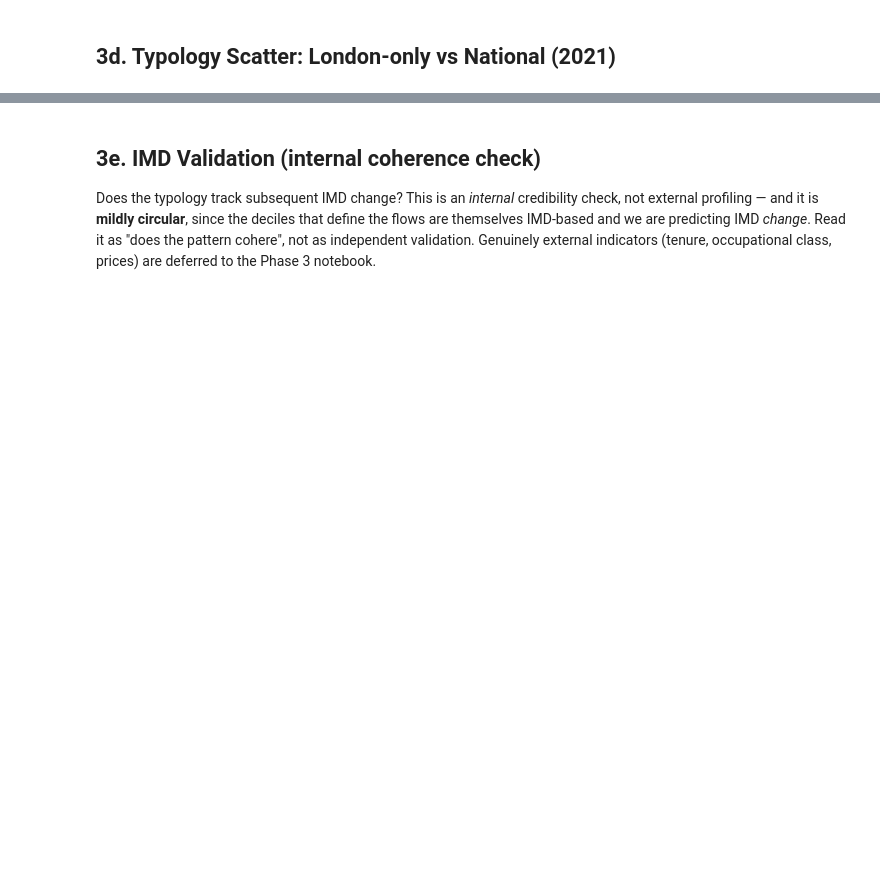
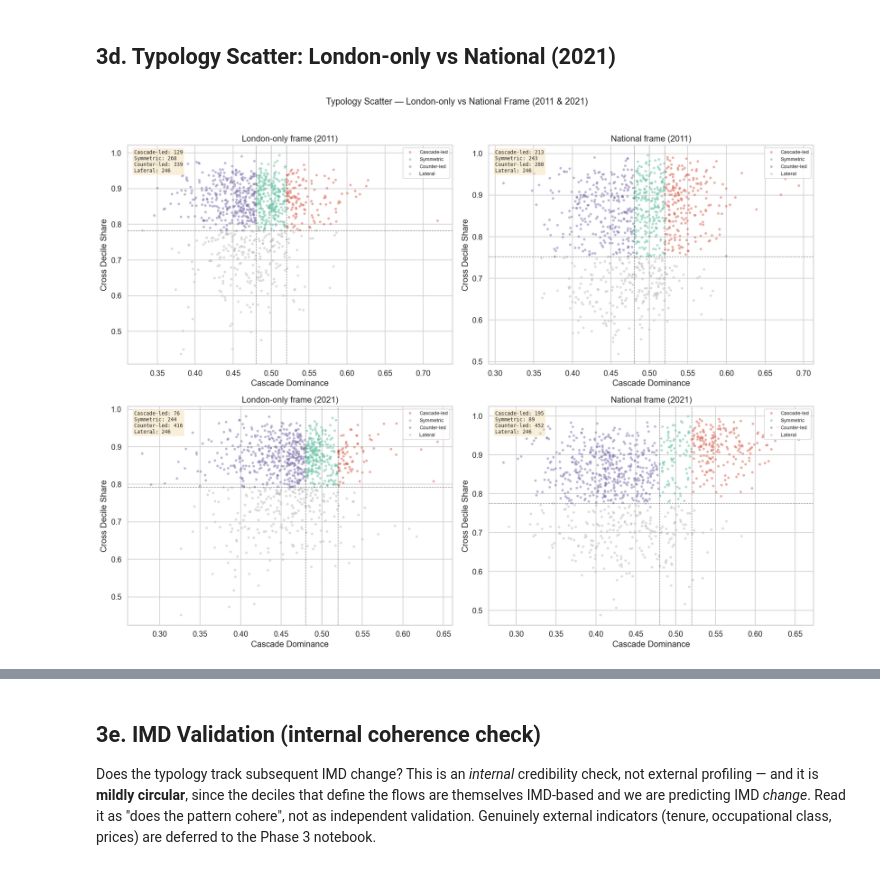
Before and after one commit to yxing82/CASA-Dissertation, a Jupyter notebook: scripts/eda_4_rerun_compare_natioanl_frame_and_london_only__20260625.ipynb, the cells around one changed output, grey strips where cells are left out. Cells and saved outputs as stored; diff of their text form; code cells hidden in the pictures; blank space fills up the shorter version.

```diff
--- a/scripts/eda_4_rerun_compare_natioanl_frame_and_london_only__20260625.ipynb
+++ b/scripts/eda_4_rerun_compare_natioanl_frame_and_london_only__20260625.ipynb
@@ -1459,15 +1471,3 @@ for yr in ['21', '11']:
     print(f'    Pure external flows   (B->C): {b2c.sum():>3d} ({b2c.mean()*100:.1f}%)')
     print(f'    Total switches        (A->C): {a2c.sum():>3d} ({a2c.mean()*100:.1f}%)')
     print(f'    Affected at BOTH steps:       {both.sum():>3d}')
-
-yr = '21'
-dv = df[df[f'Total_Migration_nat_{yr}'] != 0]
-same_decile = (dv['Wealth_Decile'] == dv['Wealth_Decile_National'])
-dom_moves = (dv[f'Cascade_Dominance_{yr}'] != dv[f'Cascade_Dominance_intnat_{yr}'])
-print(f'\n  Why the old same-decile proxy is invalid (20{yr}, N={len(dv)}):')
-print(f'    MSOAs keeping the same decile number      : {same_decile.sum():>3d}')
-print(f'    MSOAs whose dominance MOVES under reclass : {dom_moves.sum():>3d}')
-print(f'    -> reclassification reaches far more MSOAs than the focal-decile proxy')
-print(f'       implies, because a flow is reclassified whenever EITHER endpoint')
-print(f'       changes decile, not only the focal MSOA. The proxy mis-attributed')
-print(f'       reclassification switches to "external flows only".')
@@ -1510,49 +1557,60 @@ print(transitions.to_string(index=False))
 # %%
 TYPOLOGY_COLORS = {
     'Cascade-led':  '#d6604d',
     'Symmetric':    '#66c2a5',
     'Counter-led':  '#8073ac',
     'Lateral':      '#bdbdbd'
 }
 
-fig, axes = plt.subplots(1, 2, figsize=(16, 6))
+# 1. Create a 2x2 grid and increase the overall figure height
+fig, axes = plt.subplots(2, 2, figsize=(16, 12))
 
-yr = '21'
-configs = [
-    (f'Cascade_Dominance_{yr}', f'Cross_Decile_Share_{yr}',
-     f'Typology_{yr}', 'London-only frame'),
-    (f'Cascade_Dominance_nat_{yr}', f'Cross_Decile_Share_nat_{yr}',
-     f'Typology_nat_{yr}', 'National frame'),
-]
+# 2. Define the years to loop over
+years = ['11', '21']
 
-for idx, (x_col, y_col, typ_col, title) in enumerate(configs):
-    ax = axes[idx]
-    for t in order:
-        mask = df[typ_col] == t
-        ax.scatter(df.loc[mask, x_col], df.loc[mask, y_col],
-                   c=TYPOLOGY_COLORS[t], label=t, alpha=0.5, s=15, edgecolors='none')
+for row_idx, yr in enumerate(years):
+    # Configurations are now generated dynamically for the current year in the loop
+    configs = [
+        (f'Cascade_Dominance_{yr}', f'Cross_Decile_Share_{yr}',
+         f'Typology_{yr}', f'London-only frame (20{yr})'),
+        (f'Cascade_Dominance_nat_{yr}', f'Cross_Decile_Share_nat_{yr}',
+         f'Typology_nat_{yr}', f'National frame (20{yr})'),
+    ]
 
-    ax.axvline(0.50, color='grey', ls=':', lw=0.8, alpha=0.5)
-    ax.axvline(0.52, color='black', ls='--', lw=0.8, alpha=0.5)
-    ax.axvline(0.48, color='black', ls='--', lw=0.8, alpha=0.5)
+    for col_idx, (x_col, y_col, typ_col, title) in enumerate(configs):
+        # 3. Index the specific axis using row (year) and column (config)
+        ax = axes[row_idx, col_idx]
 
-    cds_p25 = df.loc[df[f'Total_Migration_nat_{yr}'] != 0, y_col].quantile(0.25)
-    ax.axhline(cds_p25, color='black', ls='--', lw=0.8, alpha=0.5)
+        # Assuming 'order' is defined elsewhere in your script
+        for t in order:
+            mask = df[typ_col] == t
+            ax.scatter(df.loc[mask, x_col], df.loc[mask, y_col],
+                       c=TYPOLOGY_COLORS[t], label=t, alpha=0.5, s=15, edgecolors='none')
 
-    ax.set_xlabel('Cascade Dominance')
-    ax.set_ylabel('Cross Decile Share')
-    ax.set_title(title)
-    ax.legend(fontsize=8, loc='upper right')
+        ax.axvline(0.50, color='grey', ls=':', lw=0.8, alpha=0.5)
+        ax.axvline(0.52, color='black', ls='--', lw=0.8, alpha=0.5)
+        ax.axvline(0.48, color='black', ls='--', lw=0.8, alpha=0.5)
 
-    # Count annotation
-    counts = df[typ_col].value_counts()
-    text = '\n'.join([f'{t}: {counts.get(t, 0)}' for t in order])
-    ax.text(0.02, 0.98, text, transform=ax.transAxes, fontsize=8,
-            va='top', ha='left', family='monospace',
-            bbox=dict(boxstyle='round', facecolor='wheat', alpha=0.5))
+        cds_p25 = df.loc[df[f'Total_Migration_nat_{yr}'] != 0, y_col].quantile(0.25)
+        ax.axhline(cds_p25, color='black', ls='--', lw=0.8, alpha=0.5)
 
-fig.suptitle(f'Fig 23: Typology Scatter — London-only vs National Frame (20{yr})',
-             fontsize=13, y=1.02)
+        ax.set_xlabel('Cascade Dominance')
+        ax.set_ylabel('Cross Decile Share')
+        ax.set_title(title)
+        ax.legend(fontsize=8, loc='upper right')
+
+        # Count annotation
+        counts = df[typ_col].value_counts()
+        text = '\n'.join([f'{t}: {counts.get(t, 0)}' for t in order])
+        ax.text(0.02, 0.98, text, transform=ax.transAxes, fontsize=8,
+                va='top', ha='left', family='monospace',
+                bbox=dict(boxstyle='round', facecolor='wheat', alpha=0.5))
+
+# Update the main title and save string to reflect both years
+fig.suptitle('Typology Scatter — London-only vs National Frame (2011 & 2021)',
+             fontsize=14, y=1.02)
 plt.tight_layout()
-plt.savefig(OUTPUT_DIR / f'fig_23_typology_scatter_comparison_{yr}.png', dpi=150)
+plt.savefig(OUTPUT_DIR / 'fig_23_typology_scatter_comparison_11_21.png', dpi=150)
 plt.show()
+# %% [output]
+[figure, added]
```
Also changed, not shown: parts of 22 cells of this notebook, 6 other files.
